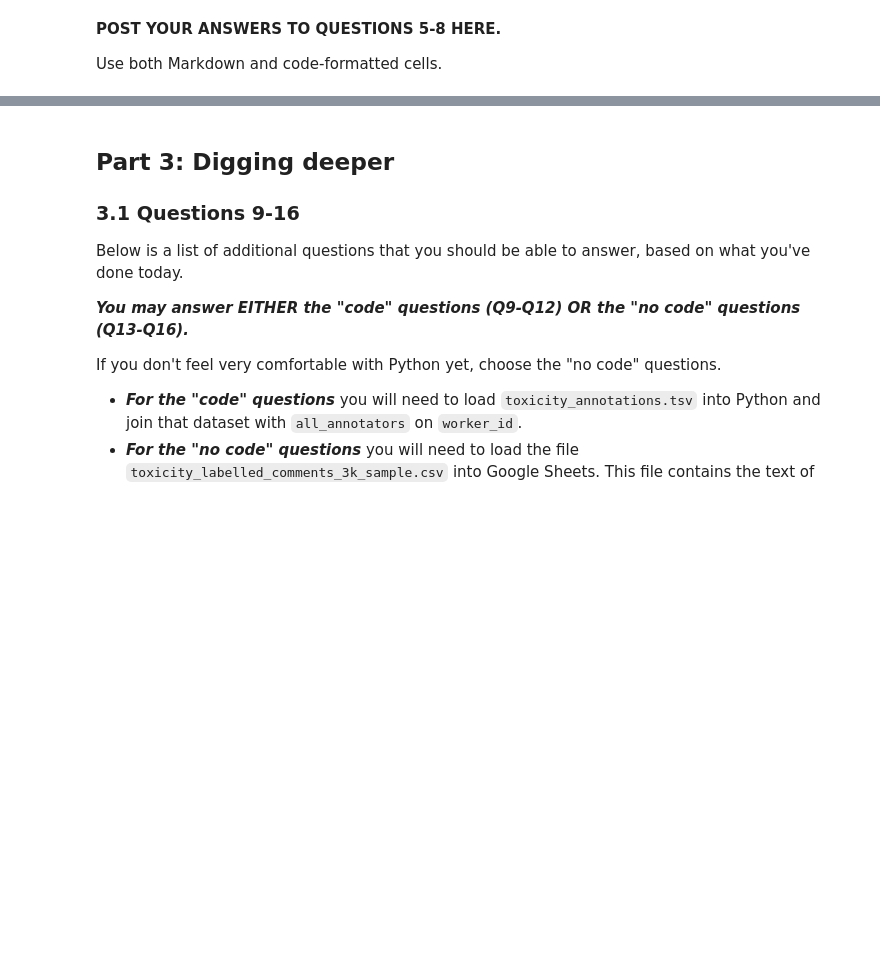
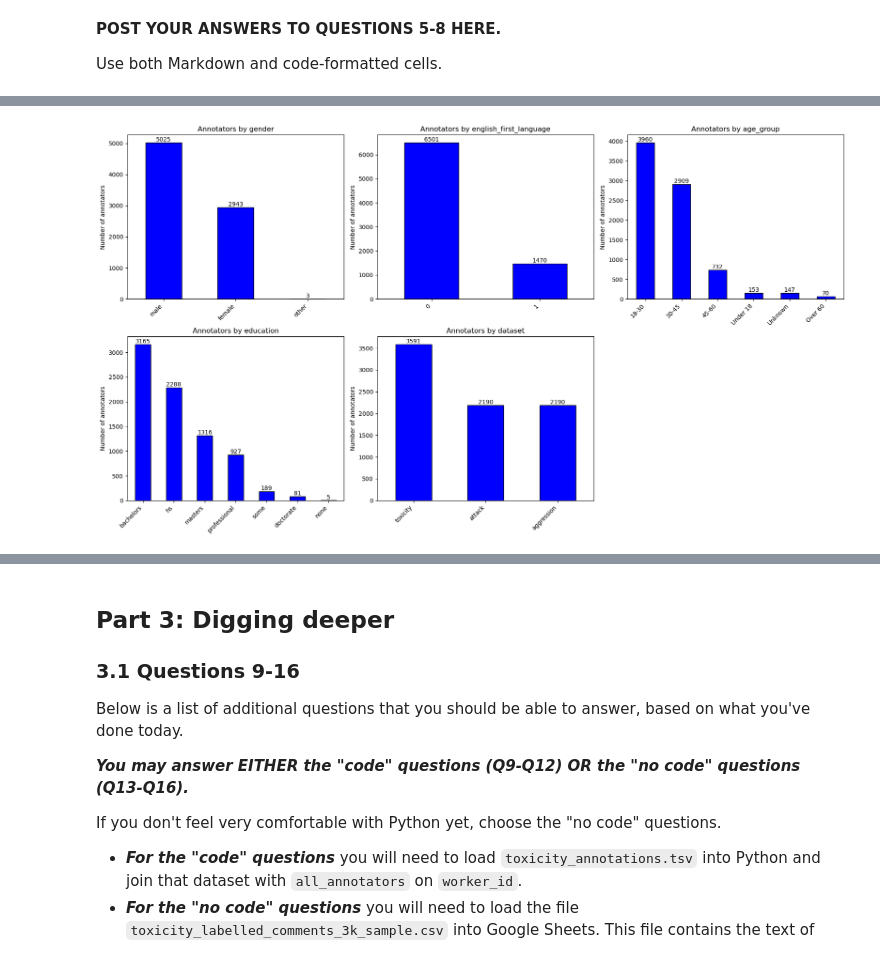
Before and after one commit to mashley04/hcde-410, a Jupyter notebook: A2/hcde410-a2.ipynb, the cells around one changed output, grey strips where cells are left out. Drawn from its saved outputs; the diff is of its cells as text; code cells hidden in the pictures; blank space fills up the shorter version.

```diff
--- a/A2/hcde410-a2.ipynb
+++ b/A2/hcde410-a2.ipynb
@@ -448,0 +614,80 @@ Use both Markdown and code-formatted cells.
+# %%
+#make attack and aggression annotators seperate and don't combine them
+attack_annotators = add_dataset_id(attack_annotators, "attack")
+aggression_annotators = add_dataset_id(aggression_annotators, "aggression")
+
+#make a dataset that allows all three labels
+def finalize_dataset_dupe(list1, list2, list3):
+
+    #combine the two lists into a new one
+    combined_list = list1 + list2 + list3
+
+    #initialize our counter variable
+    new_id = 1
+
+    for w in combined_list:
+        #add the new sequential id field, and populate with the current value of 'counter'
+        w.update({"unique_id" : str(new_id)})
+
+        #increment the counter variable by 1, so that the next ID will be one number higher
+        new_id = new_id + 1
+
+    return combined_list
+
+#create our new combined list with sequential IDs
+all_annotators_dupe = finalize_dataset_dupe(toxicity_annotators, attack_annotators, aggression_annotators)
+
+#create a new cvs with all 3 labels to check
+with open('all_annotator_demographics_dupe.csv', 'w', encoding='utf-8') as f:
+    writer = csv.writer(f)
+    #write a header row
+    writer.writerow(('unique_id',
+                     'worker_id',
+                     'gender',
+                     'english_first_language',
+                     'age_group',
+                     'education',
+                     'dataset',))
+    #loop through our dataset and write it to the file, row by row
+    for a in all_annotators_dupe:
+        writer.writerow((a['unique_id'], a['worker_id'], a['gender'], a['english_first_language'], a['age_group'], a['education'], a['dataset']))
+
+
+#rerunning the bar chart and table with the dupes included
+df = pd.DataFrame(all_annotators_dupe)
+
+categories = ['gender','english_first_language','age_group','education','dataset']
+
+#if there are data missing it is replaced with 'Unknown'
+df[categories]= df[categories].replace('','Unknown').fillna('Unknown')
+
+fig,axes = plt.subplots(2,3, figsize=(18,10))
+axes = axes.flatten()
+
+for ax, col in zip(axes, categories):
+    counts = df[col].value_counts()
+    counts.plot(kind='bar', ax=ax, color='blue', edgecolor='black')
+    ax.bar_label(ax.containers[0])
+    ax.set_title(f"Annotators by {col}")
+    ax.set_xlabel("")
+    ax.set_ylabel("Number of annotators")
+    ax.tick_params(axis='x', rotation=45)
+    for label in ax.get_xticklabels():
+        label.set_ha('right')
+
+axes[-1].axis('off')
+plt.tight_layout()
+plt.show()
+
+
+#Creating table to find percentage and count of answer for each category.
+
+for col in categories:
+    counts = df[col].value_counts()
+    table = pd.DataFrame({
+        'counts': counts,
+        'percent': (counts / len(df) * 100)}).round(2)
+    print(f"\n=== {col} ===")
+    print(table)
+# %% [output]
+[figure, added]
```
Also changed, not shown: parts of 17 cells of this notebook, 1 other file.
